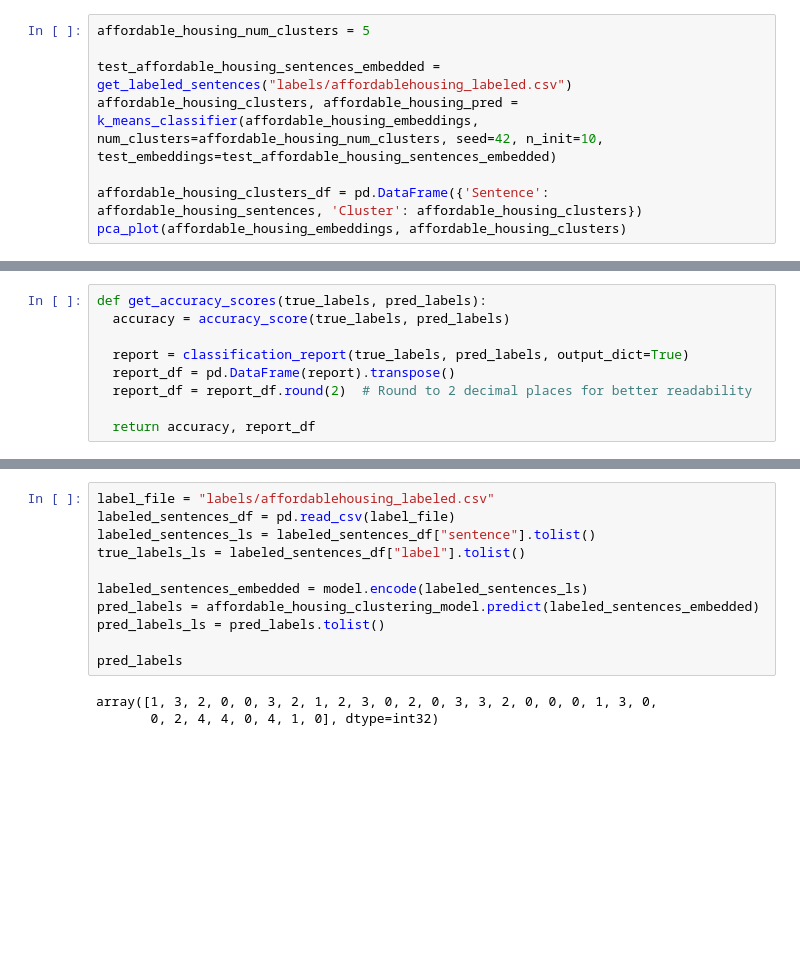
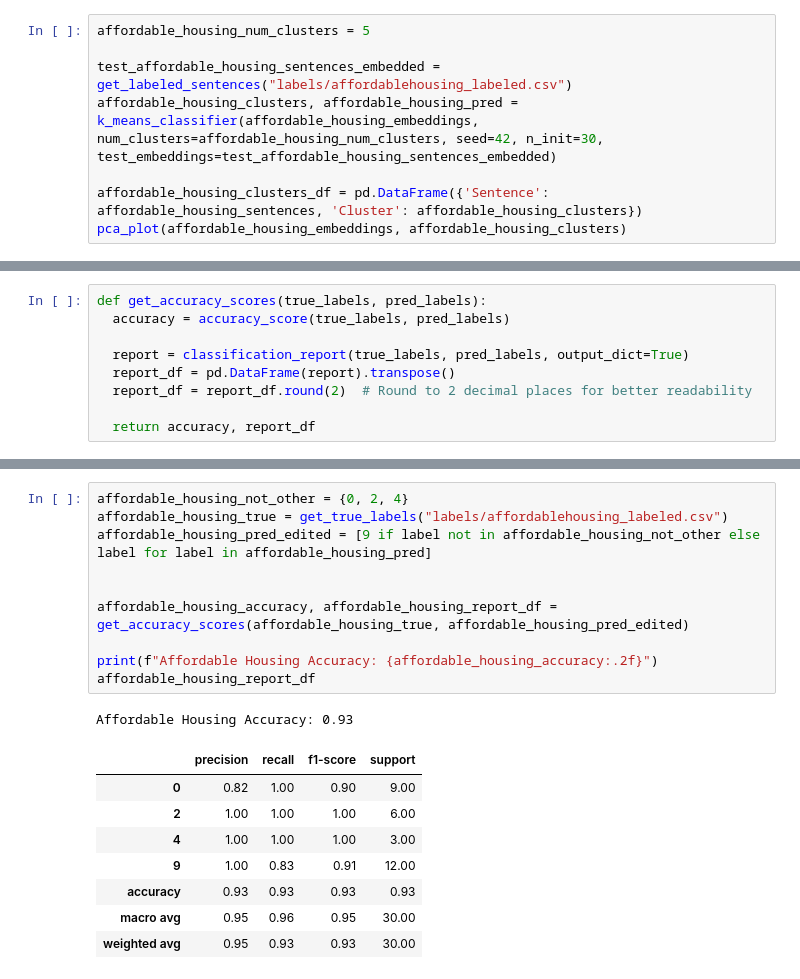
Before and after one commit to mpham8/kestelman-research, a Jupyter notebook: text-data-context/k-mean-clustering.ipynb, the cells around one changed output, grey strips where cells are left out. Cells and saved outputs as stored; diff of their text form; blank space fills up the shorter version.

```diff
--- a/text-data-context/k-mean-clustering.ipynb
+++ b/text-data-context/k-mean-clustering.ipynb
@@ -387,7 +409,7 @@ elbow_test(affordable_housing_embeddings)
 affordable_housing_num_clusters = 5
 
 test_affordable_housing_sentences_embedded = get_labeled_sentences("labels/affordablehousing_labeled.csv")
-affordable_housing_clusters, affordable_housing_pred = k_means_classifier(affordable_housing_embeddings, num_clusters=affordable_housing_num_clusters, seed=42, n_init=10, test_embeddings=test_affordable_housing_sentences_embedded)
+affordable_housing_clusters, affordable_housing_pred = k_means_classifier(affordable_housing_embeddings, num_clusters=affordable_housing_num_clusters, seed=42, n_init=30, test_embeddings=test_affordable_housing_sentences_embedded)
 
 affordable_housing_clusters_df = pd.DataFrame({'Sentence': affordable_housing_sentences, 'Cluster': affordable_housing_clusters})
 pca_plot(affordable_housing_embeddings, affordable_housing_clusters)
@@ -565,17 +577,23 @@ Nuisance Accuracy: 0.82
 | accuracy | 0.82 | 0.82 | 0.82 | 0.82 |
 | macro avg | 0.78 | 0.77 | 0.76 | 50.00 |
 | weighted avg | 0.91 | 0.82 | 0.86 | 50.00 |
-# %%
-label_file = "labels/affordablehousing_labeled.csv"
-labeled_sentences_df = pd.read_csv(label_file)
-labeled_sentences_ls = labeled_sentences_df["sentence"].tolist()
-true_labels_ls = labeled_sentences_df["label"].tolist()
-
-labeled_sentences_embedded = model.encode(labeled_sentences_ls)
-pred_labels = affordable_housing_clustering_model.predict(labeled_sentences_embedded)
-pred_labels_ls = pred_labels.tolist()
-
-pred_labels
-# %% [output]
-array([1, 3, 2, 0, 0, 3, 2, 1, 2, 3, 0, 2, 0, 3, 3, 2, 0, 0, 0, 1, 3, 0,
-       0, 2, 4, 4, 0, 4, 1, 0], dtype=int32)
+# %%
+affordable_housing_not_other = {0, 2, 4}
+affordable_housing_true = get_true_labels("labels/affordablehousing_labeled.csv")
+affordable_housing_pred_edited = [9 if label not in affordable_housing_not_other else label for label in affordable_housing_pred]
+
+
+affordable_housing_accuracy, affordable_housing_report_df = get_accuracy_scores(affordable_housing_true, affordable_housing_pred_edited)
+
+print(f"Affordable Housing Accuracy: {affordable_housing_accuracy:.2f}")
+affordable_housing_report_df
+# %% [output]
+Affordable Housing Accuracy: 0.93
+|  | precision | recall | f1-score | support |
+| 0 | 0.82 | 1.00 | 0.90 | 9.00 |
+| 2 | 1.00 | 1.00 | 1.00 | 6.00 |
+| 4 | 1.00 | 1.00 | 1.00 | 3.00 |
+| 9 | 1.00 | 0.83 | 0.91 | 12.00 |
+| accuracy | 0.93 | 0.93 | 0.93 | 0.93 |
+| macro avg | 0.95 | 0.96 | 0.95 | 30.00 |
+| weighted avg | 0.95 | 0.93 | 0.93 | 30.00 |
```
Also changed, not shown: parts of 18 cells of this notebook.
